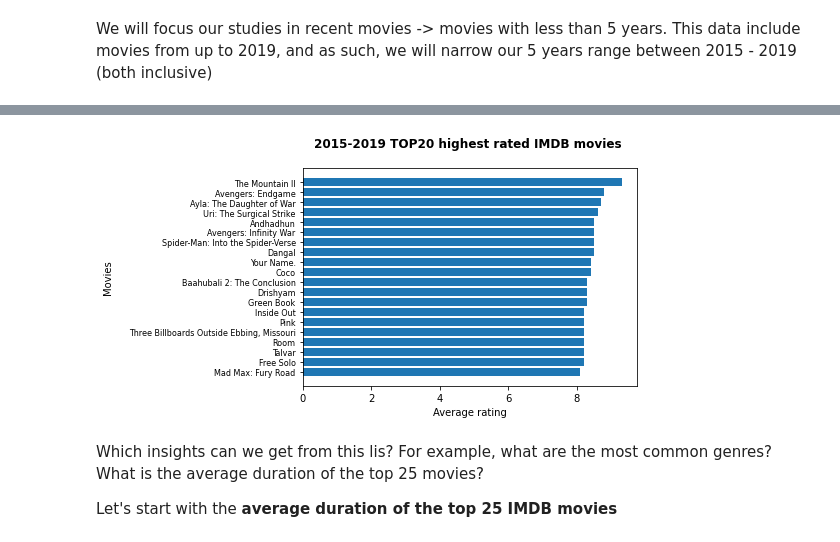
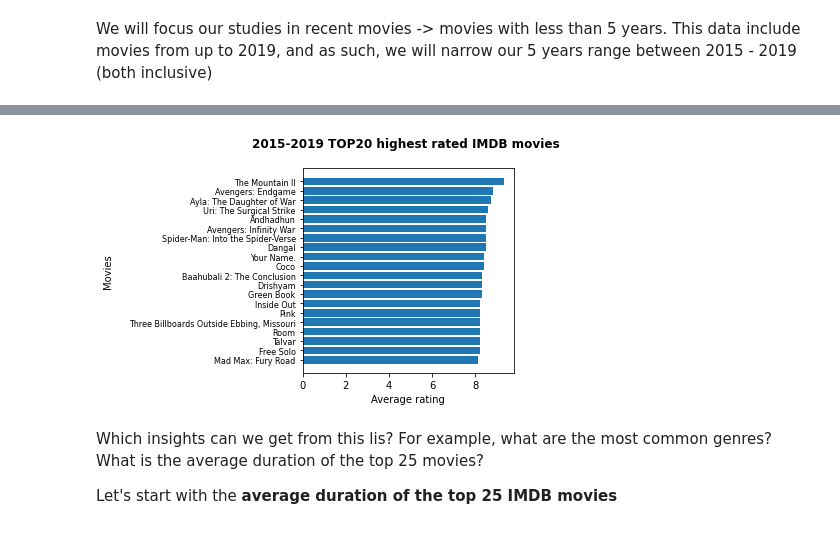
Before and after one commit to arecai/ari_first_attem, a Jupyter notebook: dsc-phase1-project-template.ipynb, the cells around one changed output, grey strips where cells are left out. Cells and saved outputs as stored; diff of their text form; code cells hidden in the pictures.

```diff
--- a/dsc-phase1-project-template.ipynb
+++ b/dsc-phase1-project-template.ipynb
@@ -462,19 +462,20 @@ imdb_top20
 # %%
 #Let's illustrate this list
 
 x = imdb_top20['primary_title']
 y = imdb_top20['averagerating']
 
 fig, ax = plt.subplots()
 plt.barh(x, y)
 ax.set_ylabel('Movies\n')
 ax.set_xlabel('Average rating')
 ax.set_title('2015-2019 TOP20 highest rated IMDB movies \n', fontweight="bold")
 plt.yticks(fontsize=8)
+fig.tight_layout()
 plt.savefig('./images/top20_IMDB_movies.png')
 plt.show();
 # %% [output]
-[figure, old version]
+[figure, new version]
 # %% [markdown]
 Which insights can we get from this lis? For example, what are the most common genres? What is the average duration of the top 25 movies?
 
```
Also changed, not shown: parts of 14 cells of this notebook, 5 other files.
